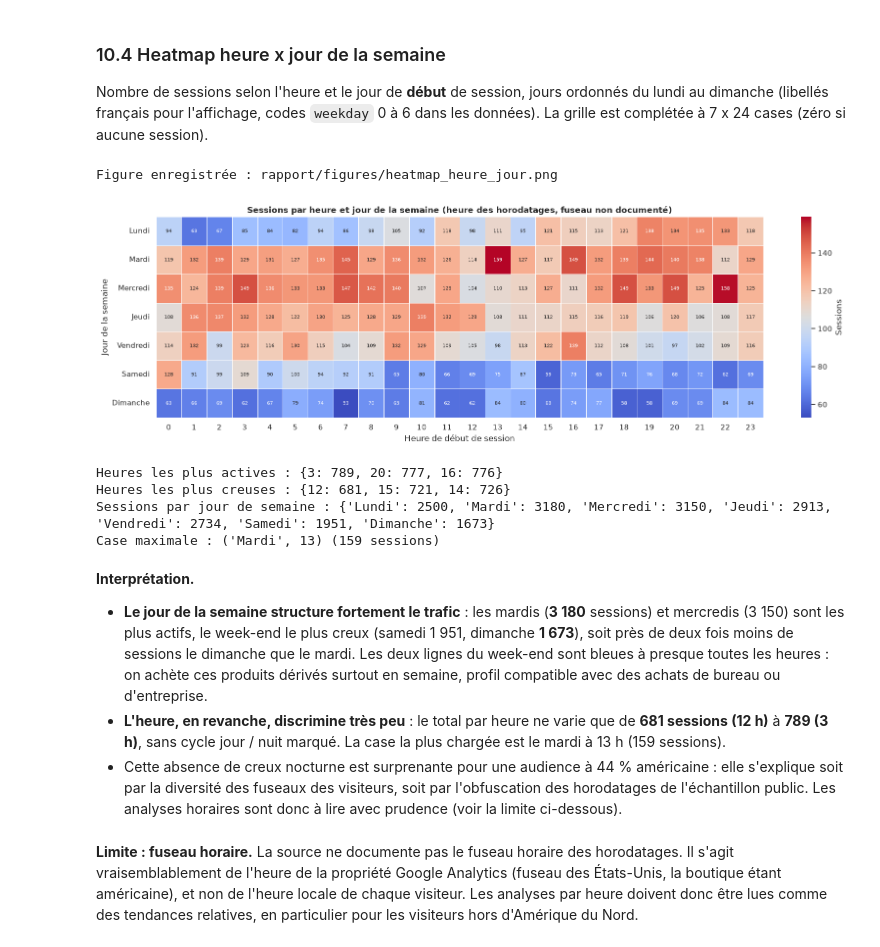
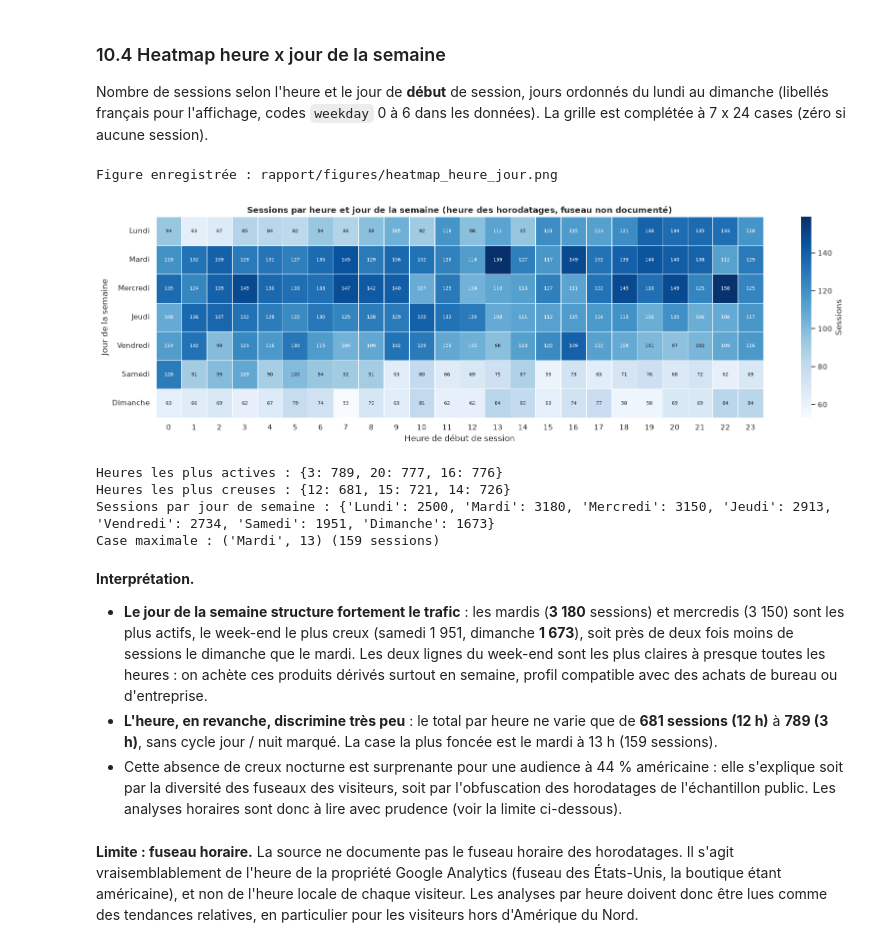
Before and after one commit to Abdazz/audience-lab, a Jupyter notebook: notebooks/01_preparation_donnees.ipynb, the cells around one changed output. Saved outputs shown, nothing was run; the diff lists cells and outputs as text; code cells hidden in the pictures.

```diff
--- a/notebooks/01_preparation_donnees.ipynb
+++ b/notebooks/01_preparation_donnees.ipynb
@@ -854,6 +863,13 @@ print("Moyenne de sessions par jour, par mois :")
 print(sessions_par_jour.groupby(sessions_par_jour.index.strftime("%Y-%m")).mean().round(1).to_string())
 print("5 jours les plus actifs :")
 print(sessions_par_jour.sort_values(ascending=False).head(5).to_string())
+print("Démarrage de la saison :", {f"{jour:%d/%m}": int(n) for jour, n in sessions_par_jour["2020-11-22":"2020-11-24"].items()})
+print("Sessions aux dates repères :", {libelle: int(sessions_par_jour[jour]) for jour, (libelle, _, _) in REPERES.items()})
+sessions_par_semaine = sessions.set_index("start").resample("W-MON", label="left", closed="left").size()
+print(f"Semaine la plus chargée : semaine du {sessions_par_semaine.idxmax():%Y-%m-%d} "
+      f"({nombre_fr(sessions_par_semaine.max())} sessions)")
+print(f"Rapport décembre / novembre (sessions par jour) : "
+      f"{nombre_fr(sessions_par_jour['2020-12'].mean() / sessions_par_jour['2020-11'].mean(), 2)}")
 # %% [output]
 Jour record : 2020-12-08 (527 sessions)
 Moyenne de sessions par jour, par mois :
@@ -978,21 +1011,22 @@ Nombre de sessions selon l'heure et le jour de **début** de session, jours ordo
 # %%
 grille = (sessions.pivot_table(index="weekday", columns="hour", values="session_key", aggfunc="count")
           .reindex(index=range(7), columns=range(24)).fillna(0).astype(int))
 grille.index = JOURS_FR
 
 fig, ax = plt.subplots(figsize=(17, 5.2))
-sns.heatmap(grille, annot=True, fmt="d", cmap="coolwarm", annot_kws={"size": 7.5},
+# Palette séquentielle (une seule teinte) : adaptée à des effectifs, du clair (peu) au foncé (beaucoup)
+sns.heatmap(grille, annot=True, fmt="d", cmap="Blues", annot_kws={"size": 7.5},
             linewidths=0.4, linecolor="white", cbar_kws={"label": "Sessions"}, ax=ax)
 plt.title("Sessions par heure et jour de la semaine (heure des horodatages, fuseau non documenté)")
 plt.xlabel("Heure de début de session")
 plt.ylabel("Jour de la semaine")
 plt.yticks(rotation=0)
 fig.tight_layout()
 enregistrer(fig, "heatmap_heure_jour.png")
 plt.show()
 # %% [output]
 Figure enregistrée : rapport/figures/heatmap_heure_jour.png
-[figure, old version]
+[figure, new version]
 # %%
 par_heure = grille.sum(axis=0)
 par_jour = grille.sum(axis=1)
@@ -1007,8 +1041,8 @@ Sessions par jour de semaine : {'Lundi': 2500, 'Mardi': 3180, 'Mercredi': 3150,
 Case maximale : ('Mardi', 13) (159 sessions)
 # %% [markdown]
 **Interprétation.**
-- **Le jour de la semaine structure fortement le trafic** : les mardis (**3 180** sessions) et mercredis (3 150) sont les plus actifs, le week-end le plus creux (samedi 1 951, dimanche **1 673**), soit près de deux fois moins de sessions le dimanche que le mardi. Les deux lignes du week-end sont bleues à presque toutes les heures : on achète ces produits dérivés surtout en semaine, profil compatible avec des achats de bureau ou d'entreprise.
-- **L'heure, en revanche, discrimine très peu** : le total par heure ne varie que de **681 sessions (12 h)** à **789 (3 h)**, sans cycle jour / nuit marqué. La case la plus chargée est le mardi à 13 h (159 sessions).
+- **Le jour de la semaine structure fortement le trafic** : les mardis (**3 180** sessions) et mercredis (3 150) sont les plus actifs, le week-end le plus creux (samedi 1 951, dimanche **1 673**), soit près de deux fois moins de sessions le dimanche que le mardi. Les deux lignes du week-end sont les plus claires à presque toutes les heures : on achète ces produits dérivés surtout en semaine, profil compatible avec des achats de bureau ou d'entreprise.
+- **L'heure, en revanche, discrimine très peu** : le total par heure ne varie que de **681 sessions (12 h)** à **789 (3 h)**, sans cycle jour / nuit marqué. La case la plus foncée est le mardi à 13 h (159 sessions).
 - Cette absence de creux nocturne est surprenante pour une audience à 44 % américaine : elle s'explique soit par la diversité des fuseaux des visiteurs, soit par l'obfuscation des horodatages de l'échantillon public. Les analyses horaires sont donc à lire avec prudence (voir la limite ci-dessous).
 # %% [markdown]
 **Limite : fuseau horaire.** La source ne documente pas le fuseau horaire des horodatages. Il s'agit vraisemblablement de l'heure de la propriété Google Analytics (fuseau des États-Unis, la boutique étant américaine), et non de l'heure locale de chaque visiteur. Les analyses par heure doivent donc être lues comme des tendances relatives, en particulier pour les visiteurs hors d'Amérique du Nord.
```
Also changed, not shown: parts of 18 cells of this notebook, 5 other files.
